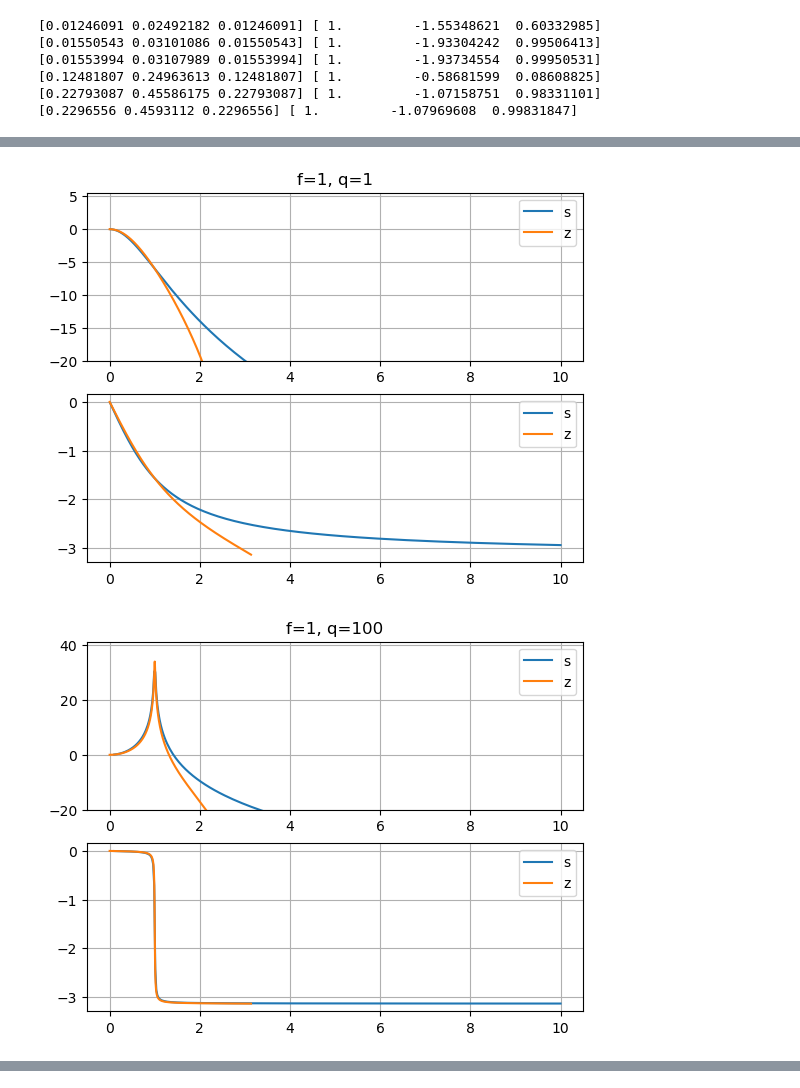
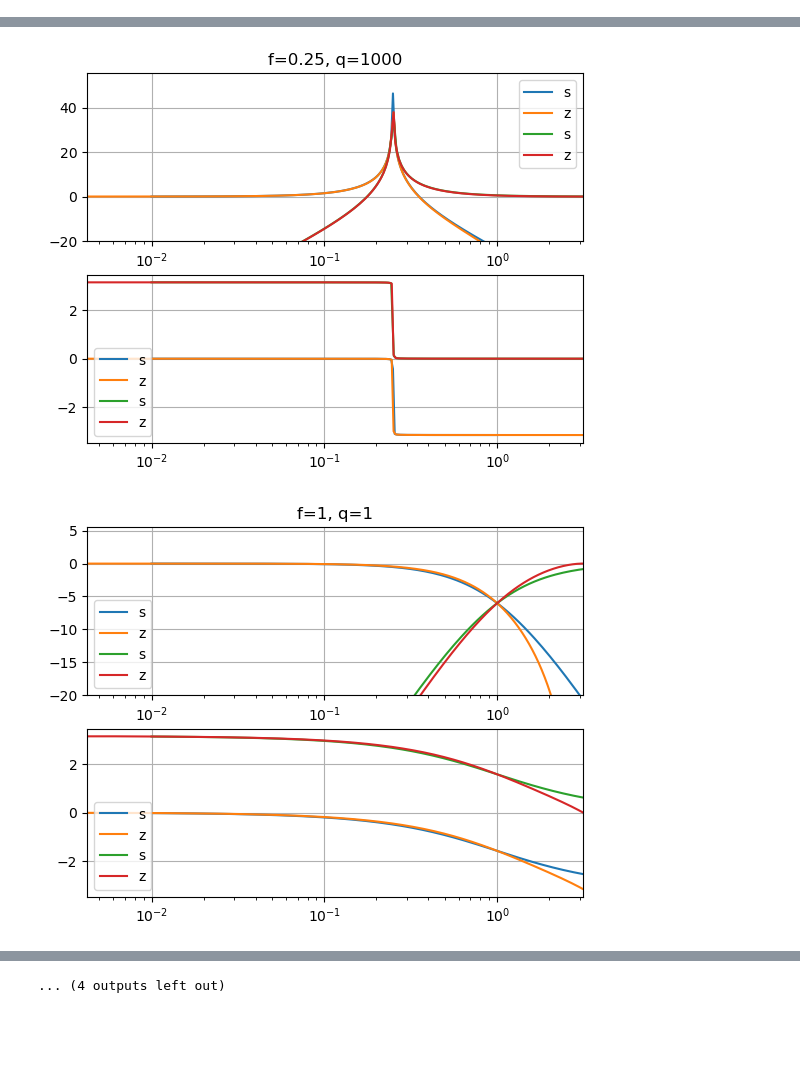
Before and after one commit to maximiliankc/mxcs_engine, a Jupyter notebook: Design/filter.ipynb, the cells around one changed output, grey strips where cells are left out. Saved outputs shown, nothing was run; the diff lists cells and outputs as text; code cells hidden in the pictures; blank space fills up the shorter version.

Commit message:
added high pass filter to filter design script

```diff
--- a/Design/filter.ipynb
+++ b/Design/filter.ipynb
@@ -36,27 +46,31 @@ def pole_zero_plot(b, a):
     ax.set_aspect('equal')
     return ax
 # %%
-for f in [0.25, 1]:
-    for q in [1, 100, 1000]:
-        b, a = [f**2], [1, 2*f/q, f**2]
-        ws, hs = sig.freqs(b, a)
-        b, a = lowpass_design(f, q)
-        wz, hz = sig.freqz(b, a)
-        _, ax = plt.subplots(2, 1)
-        ax[0].plot(ws, cplx2db(hs), label='s')
-        ax[0].plot(wz, cplx2db(hz), label='z')
-        ax[1].plot(ws, np.angle(hs), label='s')
-        ax[1].plot(wz, np.angle(hz), label='z')
+for f in [0.25, 1, 2, 3]:
+    for q in [1, 10, 100, 1000]:
+        bs, a_s = [f**2], [1, 2*f/q, f**2]
+        ws, hs = sig.freqs(bs, a_s)
+        bz, az = lowpass_design(f, q)
+        wz, hz = sig.freqz(bz, az)
+        bshp = [1, 0, 0]
+        wshp, hshp = sig.freqs(bshp, a_s)
+        bzhp, azhp = highpass_design(f, q)
+        wz, hzhp = sig.freqz(bzhp, azhp)
+        fig, ax = plt.subplots(2, 1)
+        ax[0].semilogx(ws, cplx2db(hs), label='s')
+        ax[0].semilogx(wz, cplx2db(hz), label='z')
+        ax[1].semilogx(ws, np.angle(hs), label='s')
+        ax[1].semilogx(wz, np.angle(hz), label='z')
+        ax[0].semilogx(wshp, cplx2db(hshp), label='s')
+        ax[0].semilogx(wz, cplx2db(hzhp), label='z')
+        ax[1].semilogx(wshp, np.angle(hshp), label='s')
+        ax[1].semilogx(wz, np.angle(hzhp), label='z')
         ax[0].legend()
         ax[1].legend()
         ax[0].grid(True)
         ax[1].grid(True)
         ax[0].set_title(f'{f=}, {q=}')
         ax[0].set_ylim(-20)
+        ax[0].set_xlim(right=np.pi)
+        ax[1].set_xlim(right=np.pi)
 # %% [output]
-[0.01246091 0.02492182 0.01246091] [ 1.         -1.55348621  0.60332985]
-[0.01550543 0.03101086 0.01550543] [ 1.         -1.93304242  0.99506413]
-[0.01553994 0.03107989 0.01553994] [ 1.         -1.93734554  0.99950531]
-[0.12481807 0.24963613 0.12481807] [ 1.         -0.58681599  0.08608825]
-[0.22793087 0.45586175 0.22793087] [ 1.         -1.07158751  0.98331101]
-[0.2296556 0.4593112 0.2296556] [ 1.         -1.07969608  0.99831847]
@@ -66,2 +80,2 @@ for f in [0.25, 1]:
-[figure, old version]
+[figure, new version]
-[figure, old version]
+[figure, new version]
@@ -68,0 +89 @@ for f in [0.25, 1]:
+... (4 outputs left out)
```
Also changed, not shown: parts of 2 cells of this notebook.
